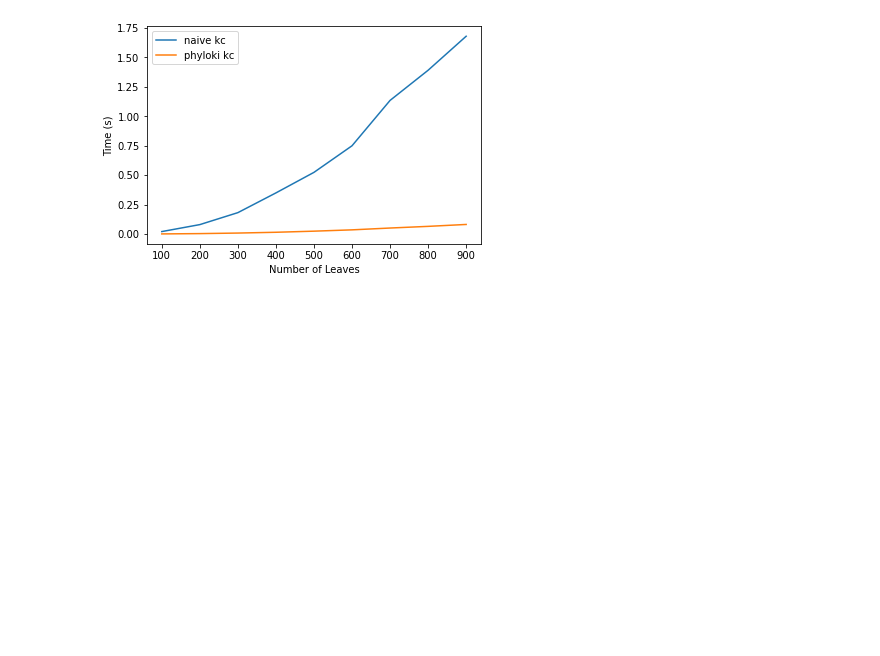
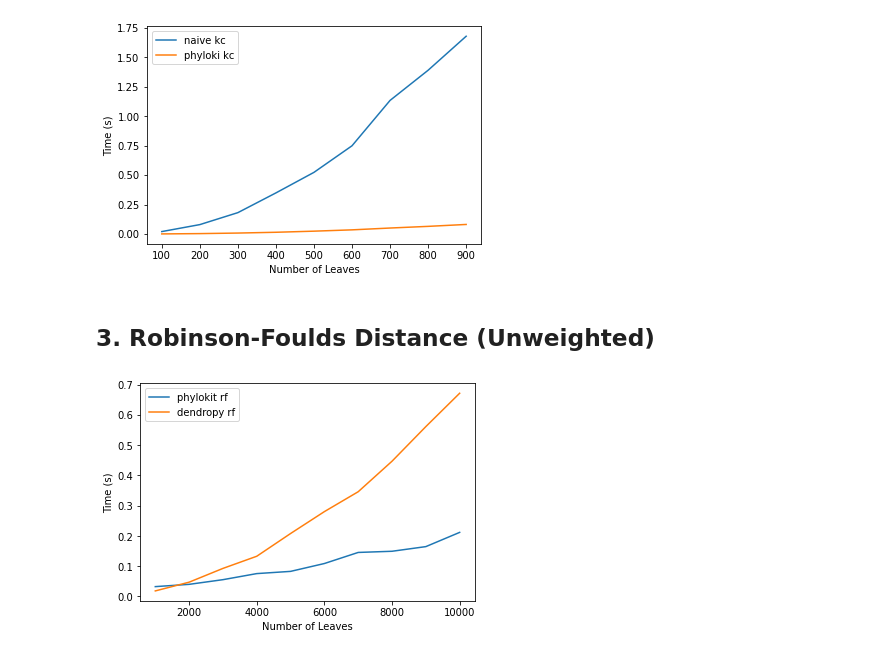
Before and after one commit to jeromekelleher/phylokit, a Jupyter notebook: evaluation/eval_distance.ipynb, the cells around one changed output. Saved outputs shown, nothing was run; the diff lists cells and outputs as text; code cells hidden in the pictures; blank space fills up the shorter version.

Commit message:
Update rf_distance function and tests Add rf_distance evaluation in eval_distance notebook
Update

```diff
--- a/evaluation/eval_distance.ipynb
+++ b/evaluation/eval_distance.ipynb
@@ -266,3 +265,47 @@ plt.legend()
 plt.show()
 # %% [output]
 [figure]
+# %% [markdown]
+## 3. Robinson-Foulds Distance (Unweighted)
+# %%
+rf_pk = []
+rf_dendropy = []
+
+progress = tqdm(NUM_LEAVES, position=0)
+
+for i in progress:
+    progress.set_description("{} leaves".format(i))
+
+    # generate trees
+    tsk_tree1, pk_tree1, dendropy_tree1 = get_tree1(i)
+    tsk_tree2, pk_tree2, dendropy_tree2 = get_tree2(i)
+
+    rf_pk_temp = []
+    rf_dendropy_temp = []
+
+    # warm up
+    if pk.rf_distance(pk_tree1, pk_tree2) != dendropy.calculate.treecompare.symmetric_difference(dendropy_tree1, dendropy_tree2):
+        raise ValueError("Naive and Dendropy RF distance do not match")
+
+    for _ in range(REPEAT):
+        pk_start = time.time()
+        pk.rf_distance(pk_tree1, pk_tree2)
+        pk_end = time.time()
+        rf_pk_temp.append(pk_end - pk_start)
+
+        dendropy_start = time.time()
+        dendropy.calculate.treecompare.symmetric_difference(dendropy_tree1, dendropy_tree2)
+        dendropy_end = time.time()
+        rf_dendropy_temp.append(dendropy_end - dendropy_start)
+
+    rf_pk.append(np.mean(rf_pk_temp))
+    rf_dendropy.append(np.mean(rf_dendropy_temp))
+# %%
+plt.plot(NUM_LEAVES, rf_pk, label='phylokit rf')
+plt.plot(NUM_LEAVES, rf_dendropy, label='dendropy rf')
+plt.xlabel("Number of Leaves")
+plt.ylabel("Time (s)")
+plt.legend()
+plt.show()
+# %% [output]
+[figure, added]
```
Also changed, not shown: parts of 3 cells of this notebook, 2 other files.
